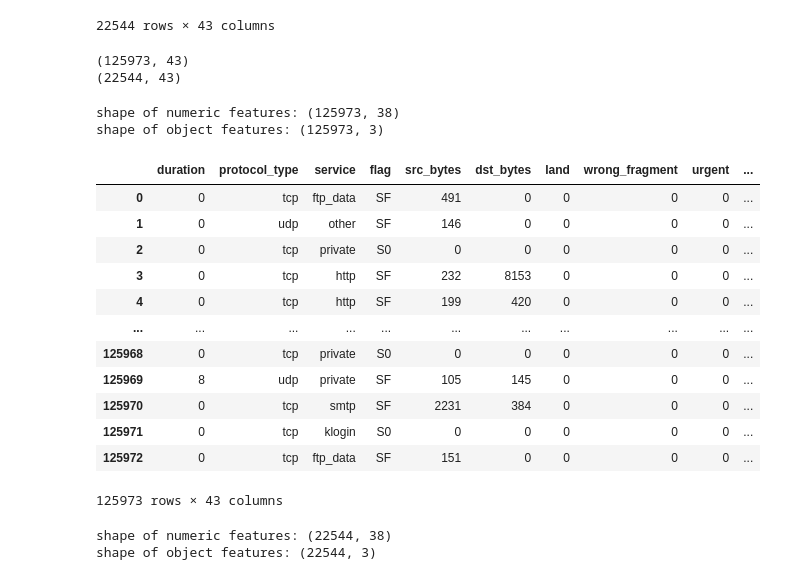
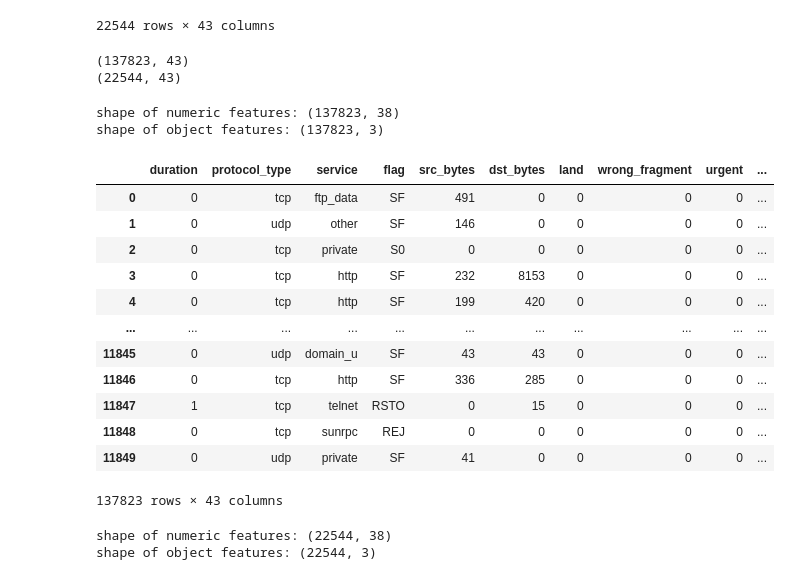
Before and after one commit to RafikaSaadouni/CNN-LSTM, a Jupyter notebook: lstm2.ipynb, the cells around one changed output. Drawn from its saved outputs; the diff is of its cells as text; code cells hidden in the pictures.

```diff
--- a/lstm2.ipynb
+++ b/lstm2.ipynb
@@ -83,7 +103,7 @@ multiclass_attack={ 'normal': 'normal',
         'r2l': ['ftp_write.', 'guess_passwd.', 'imap.', 'multihop.','phf.', 'spy.', 'warezclient.', 'warezmaster.','snmpgetattack.',
                    'named.', 'xlock.', 'xsnoop.','sendmail.', 'httptunnel.', 'worm.', 'snmpguess.']}
 # %%
-data_train.columns=data_test.columns=featuresV
+new_data_train.columns=data_test.columns=featuresV
 # %%
 
 data_test
@@ -102,36 +122,36 @@ data_test
 | 22543 | 0 | tcp | sunrpc | REJ | 0 | 0 | 0 | 0 | 0 | ... |
 22544 rows × 43 columns
 # %%
-print(data_train.shape)
+print(new_data_train.shape)
 print(data_test.shape)
 # %% [output]
-(125973, 43)
+(137823, 43)
 (22544, 43)
 # %%
-df_train_obj = data_train.iloc[:, :-2].select_dtypes(include='object')
-df_train_num = data_train.iloc[:, :-2].select_dtypes(exclude='object')
+df_train_obj = new_data_train.iloc[:, :-2].select_dtypes(include='object')
+df_train_num = new_data_train.iloc[:, :-2].select_dtypes(exclude='object')
 
 print(f"shape of numeric features: {df_train_num.shape}")
 print(f"shape of object features: {df_train_obj.shape}")
 # %% [output]
-shape of numeric features: (125973, 38)
-shape of object features: (125973, 3)
+shape of numeric features: (137823, 38)
+shape of object features: (137823, 3)
-# %%
-data_train
-# %% [output]
-|  | duration | protocol_type | service | flag | src_bytes | dst_bytes | land | wrong_fragment | urgent | ... |
-| 0 | 0 | tcp | ftp_data | SF | 491 | 0 | 0 | 0 | 0 | ... |
-| 1 | 0 | udp | other | SF | 146 | 0 | 0 | 0 | 0 | ... |
-| 2 | 0 | tcp | private | S0 | 0 | 0 | 0 | 0 | 0 | ... |
-| 3 | 0 | tcp | http | SF | 232 | 8153 | 0 | 0 | 0 | ... |
-| 4 | 0 | tcp | http | SF | 199 | 420 | 0 | 0 | 0 | ... |
-| ... | ... | ... | ... | ... | ... | ... | ... | ... | ... | ... |
-| 125968 | 0 | tcp | private | S0 | 0 | 0 | 0 | 0 | 0 | ... |
-| 125969 | 8 | udp | private | SF | 105 | 145 | 0 | 0 | 0 | ... |
-| 125970 | 0 | tcp | smtp | SF | 2231 | 384 | 0 | 0 | 0 | ... |
-| 125971 | 0 | tcp | klogin | S0 | 0 | 0 | 0 | 0 | 0 | ... |
-| 125972 | 0 | tcp | ftp_data | SF | 151 | 0 | 0 | 0 | 0 | ... |
-125973 rows × 43 columns
+# %%
+new_data_train
+# %% [output]
+|  | duration | protocol_type | service | flag | src_bytes | dst_bytes | land | wrong_fragment | urgent | ... |
+| 0 | 0 | tcp | ftp_data | SF | 491 | 0 | 0 | 0 | 0 | ... |
+| 1 | 0 | udp | other | SF | 146 | 0 | 0 | 0 | 0 | ... |
+| 2 | 0 | tcp | private | S0 | 0 | 0 | 0 | 0 | 0 | ... |
+| 3 | 0 | tcp | http | SF | 232 | 8153 | 0 | 0 | 0 | ... |
+| 4 | 0 | tcp | http | SF | 199 | 420 | 0 | 0 | 0 | ... |
+| ... | ... | ... | ... | ... | ... | ... | ... | ... | ... | ... |
+| 11845 | 0 | udp | domain_u | SF | 43 | 43 | 0 | 0 | 0 | ... |
+| 11846 | 0 | tcp | http | SF | 336 | 285 | 0 | 0 | 0 | ... |
+| 11847 | 1 | tcp | telnet | RSTO | 0 | 15 | 0 | 0 | 0 | ... |
+| 11848 | 0 | tcp | sunrpc | REJ | 0 | 0 | 0 | 0 | 0 | ... |
+| 11849 | 0 | udp | private | SF | 41 | 0 | 0 | 0 | 0 | ... |
+137823 rows × 43 columns
 # %%
 df_test_obj = data_test.iloc[:, :-2].select_dtypes(include='object')
 df_test_num = data_test.iloc[:, :-2].select_dtypes(exclude='object')
```
Also changed, not shown: parts of 11 cells of this notebook.
